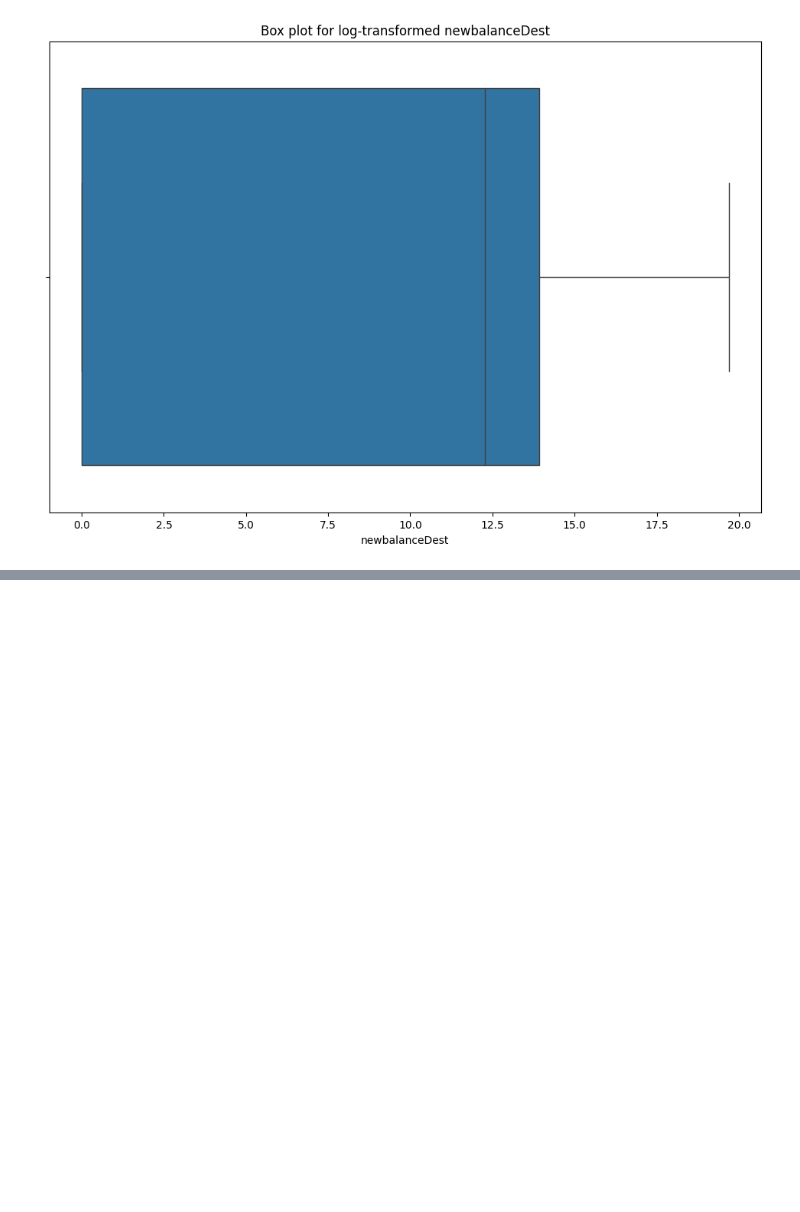
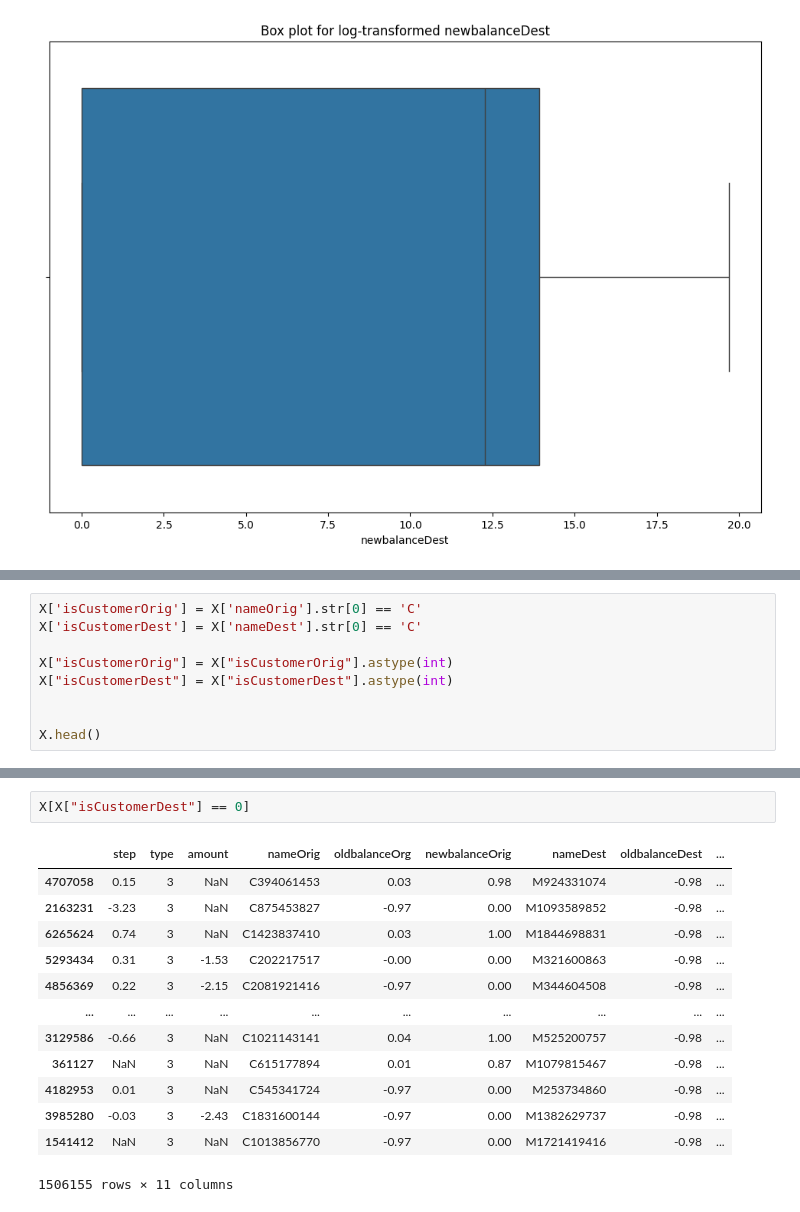
Before and after one commit to rtiwari6-stats/fraud-classifier, a Jupyter notebook: Online_Payments_Fraud_Detection.ipynb, the cells around one changed output, grey strips where cells are left out. Cells and saved outputs as stored; diff of their text form; blank space fills up the shorter version.

Commit message:
Encoding Customer/Merchant

```diff
--- a/Online_Payments_Fraud_Detection.ipynb
+++ b/Online_Payments_Fraud_Detection.ipynb
@@ -278,0 +271,9 @@ X.head()
+# %%
+X['isCustomerOrig'] = X['nameOrig'].str[0] == 'C'
+X['isCustomerDest'] = X['nameDest'].str[0] == 'C'
+
+X["isCustomerOrig"] = X["isCustomerOrig"].astype(int)
+X["isCustomerDest"] = X["isCustomerDest"].astype(int)
+
+
+X.head()
@@ -278,0 +287,16 @@ X.head()
+# %%
+X[X["isCustomerDest"] == 0]
+# %% [output]
+|  | step | type | amount | nameOrig | oldbalanceOrg | newbalanceOrig | nameDest | oldbalanceDest | ... |
+| 4707058 | 0.15 | 3 | NaN | C394061453 | 0.03 | 0.98 | M924331074 | -0.98 | ... |
+| 2163231 | -3.23 | 3 | NaN | C875453827 | -0.97 | 0.00 | M1093589852 | -0.98 | ... |
+| 6265624 | 0.74 | 3 | NaN | C1423837410 | 0.03 | 1.00 | M1844698831 | -0.98 | ... |
+| 5293434 | 0.31 | 3 | -1.53 | C202217517 | -0.00 | 0.00 | M321600863 | -0.98 | ... |
+| 4856369 | 0.22 | 3 | -2.15 | C2081921416 | -0.97 | 0.00 | M344604508 | -0.98 | ... |
+| ... | ... | ... | ... | ... | ... | ... | ... | ... | ... |
+| 3129586 | -0.66 | 3 | NaN | C1021143141 | 0.04 | 1.00 | M525200757 | -0.98 | ... |
+| 361127 | NaN | 3 | NaN | C615177894 | 0.01 | 0.87 | M1079815467 | -0.98 | ... |
+| 4182953 | 0.01 | 3 | NaN | C545341724 | -0.97 | 0.00 | M253734860 | -0.98 | ... |
+| 3985280 | -0.03 | 3 | -2.43 | C1831600144 | -0.97 | 0.00 | M1382629737 | -0.98 | ... |
+| 1541412 | NaN | 3 | NaN | C1013856770 | -0.97 | 0.00 | M1721419416 | -0.98 | ... |
+1506155 rows × 11 columns
```
Also changed, not shown: parts of 3 cells of this notebook.
